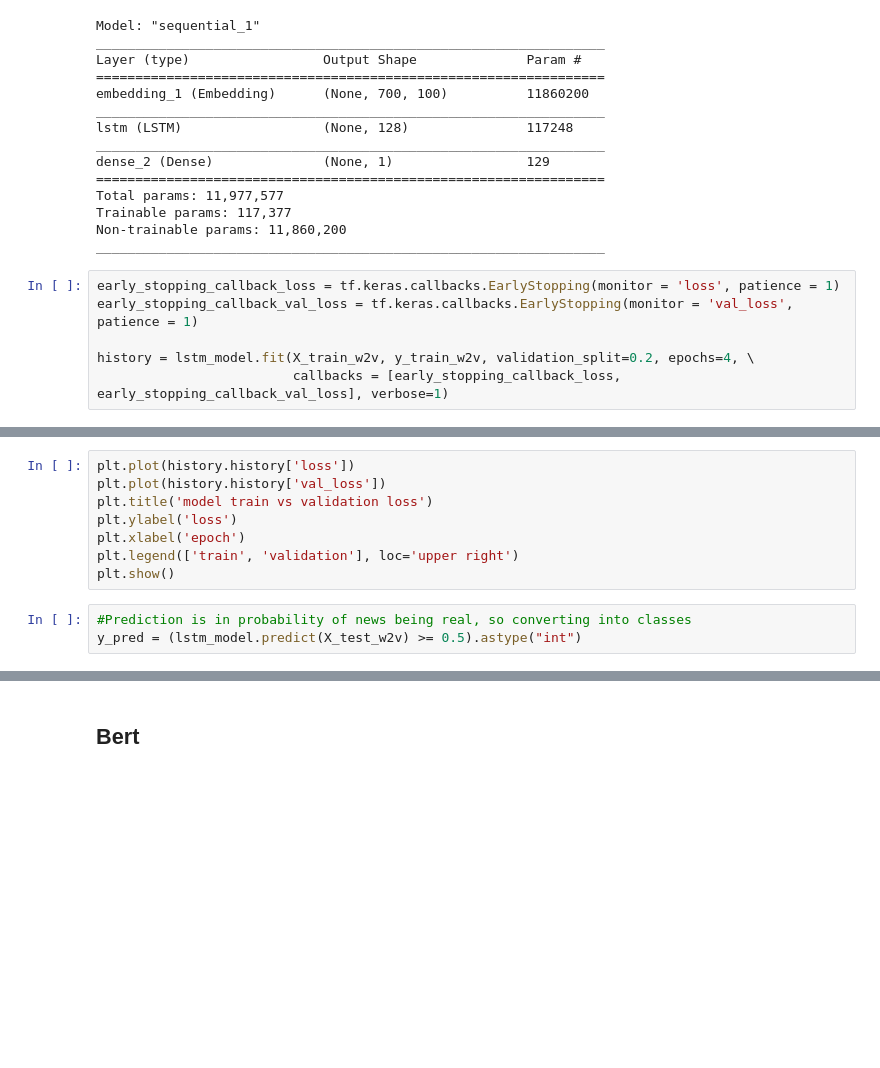
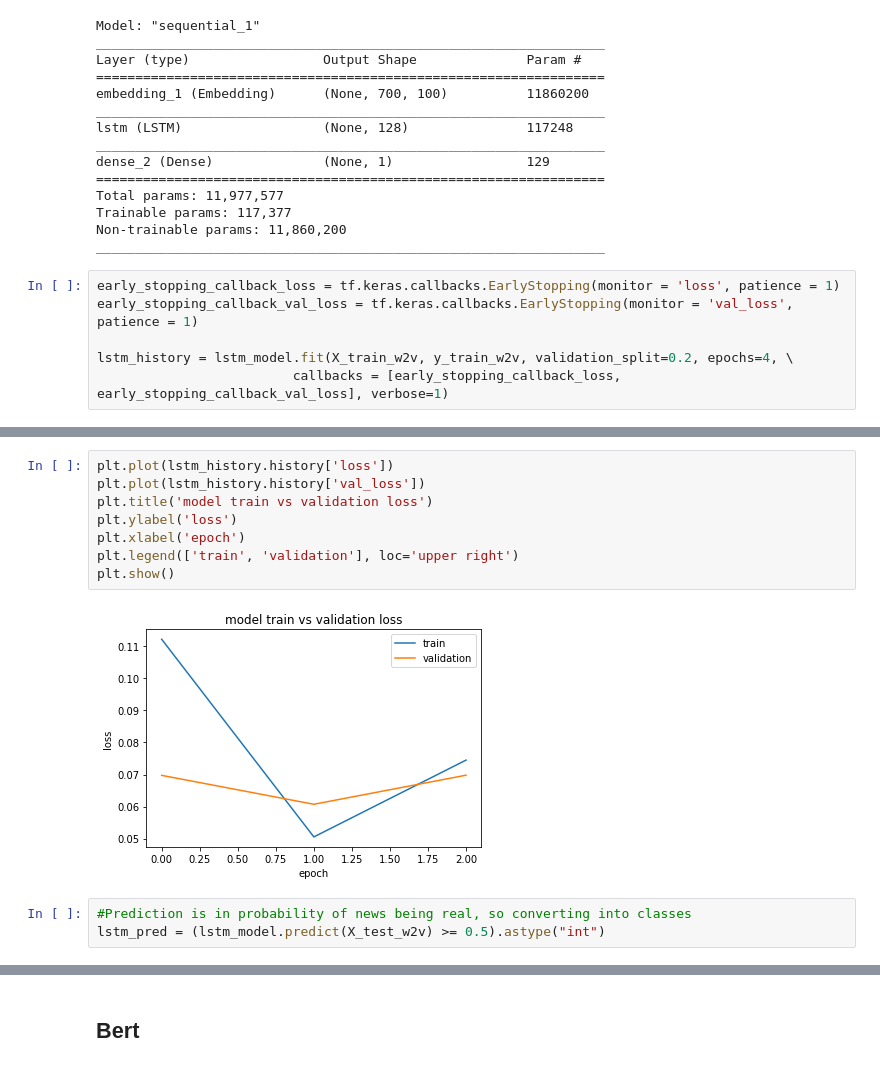
Before and after one commit to d-roland/Fake-news-detection, a Jupyter notebook: CS221_Fake_news_detection.ipynb, the cells around one changed output, grey strips where cells are left out. Saved outputs shown, nothing was run; the diff lists cells and outputs as text; blank space fills up the shorter version.

```diff
--- a/CS221_Fake_news_detection.ipynb
+++ b/CS221_Fake_news_detection.ipynb
@@ -1560,7 +1565,7 @@ _________________________________________________________________
 early_stopping_callback_loss = tf.keras.callbacks.EarlyStopping(monitor = 'loss', patience = 1)
 early_stopping_callback_val_loss = tf.keras.callbacks.EarlyStopping(monitor = 'val_loss', patience = 1)
 
-history = lstm_model.fit(X_train_w2v, y_train_w2v, validation_split=0.2, epochs=4, \
+lstm_history = lstm_model.fit(X_train_w2v, y_train_w2v, validation_split=0.2, epochs=4, \
                          callbacks = [early_stopping_callback_loss, early_stopping_callback_val_loss], verbose=1)
 # %% [output]
 Train on 30219 samples, validate on 7555 samples
@@ -1568,12 +1578,14 @@ Epoch 1/4
 # %%
-plt.plot(history.history['loss'])
-plt.plot(history.history['val_loss'])
+plt.plot(lstm_history.history['loss'])
+plt.plot(lstm_history.history['val_loss'])
 plt.title('model train vs validation loss')
 plt.ylabel('loss')
 plt.xlabel('epoch')
 plt.legend(['train', 'validation'], loc='upper right')
 plt.show()
+# %% [output]
+[figure, added]
 # %%
 #Prediction is in probability of news being real, so converting into classes
-y_pred = (lstm_model.predict(X_test_w2v) >= 0.5).astype("int")
+lstm_pred = (lstm_model.predict(X_test_w2v) >= 0.5).astype("int")
 # %%
```
Also changed, not shown: parts of 5 cells of this notebook.
